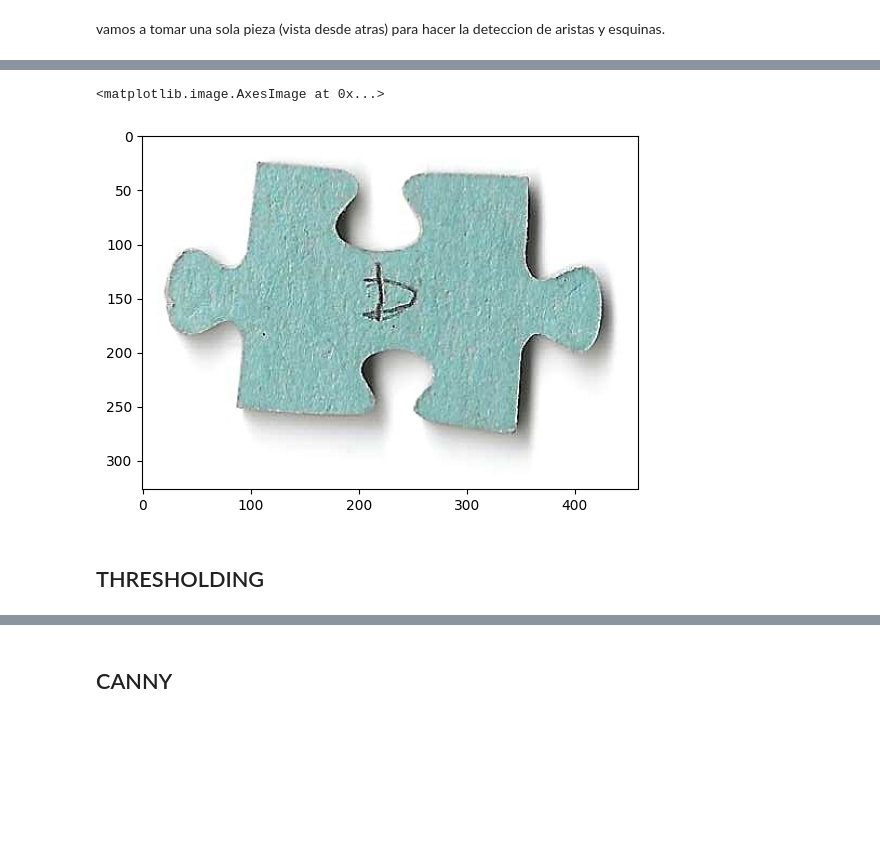
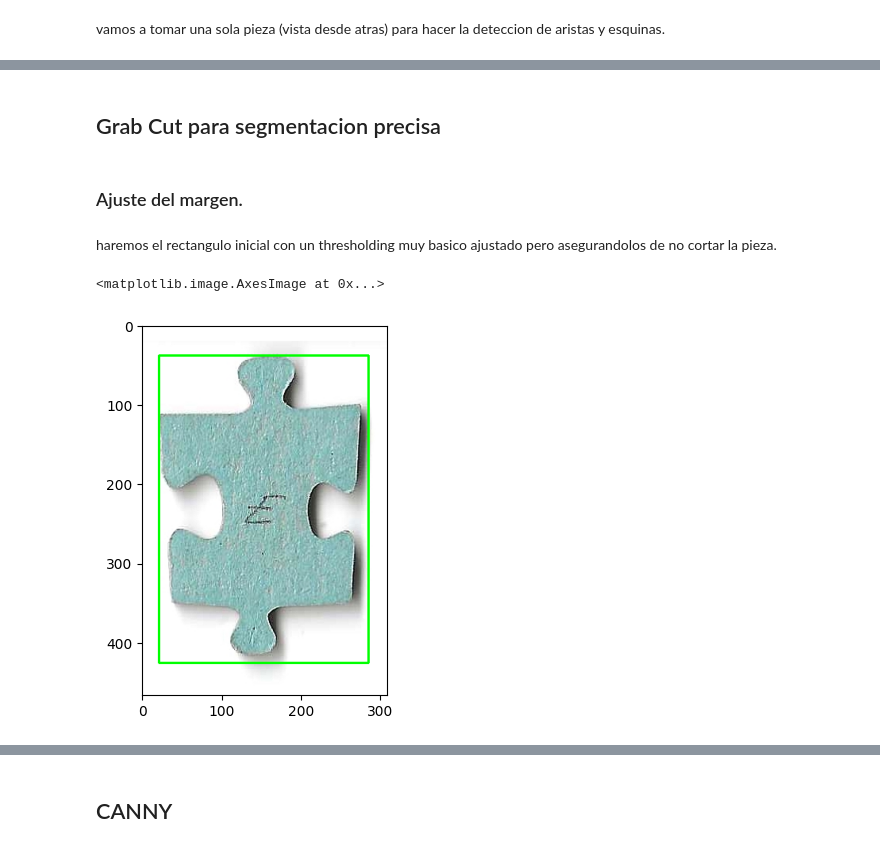
Before and after one commit to iocolopus/FAI_Jigsaw, a Jupyter notebook: concepto.ipynb, the cells around one changed output, grey strips where cells are left out. Saved outputs shown, nothing was run; the diff lists cells and outputs as text; code cells hidden in the pictures; blank space fills up the shorter version.

```diff
--- a/concepto.ipynb
+++ b/concepto.ipynb
@@ -215,8 +220,22 @@ plt.imshow(cv.cvtColor(sample_piece, cv.COLOR_BGR2RGB))
-# %%
-blurred = cv.medianBlur(sample_piece, 1)
-plt.imshow(cv.cvtColor(blurred, cv.COLOR_BGR2RGB))
-# %% [output]
-<matplotlib.image.AxesImage at 0x...>
-[figure, removed]
-# %% [markdown]
-## THRESHOLDING
+# %% [markdown]
+## Grab Cut para segmentacion precisa
+# %% [markdown]
+### Ajuste del margen.
+# %% [markdown]
+haremos el rectangulo inicial con un thresholding muy basico ajustado pero asegurandolos de no cortar la pieza.
+# %%
+mask = cv.threshold(sample_piece_gray, 200, 255, cv.THRESH_BINARY_INV)[1]
+
+minx = np.min(np.where(mask == 255)[1])
+maxx = np.max(np.where(mask == 255)[1])
+miny = np.min(np.where(mask == 255)[0])
+maxy = np.max(np.where(mask == 255)[0])
+
+rect = (minx, miny, maxx - minx, maxy - miny)
+
+img = sample_piece.copy()
+cv.rectangle(img, (minx, miny), (maxx, maxy), (0, 255, 0), 2)
+plt.imshow(cv.cvtColor(img, cv.COLOR_BGR2RGB))
+# %% [output]
+<matplotlib.image.AxesImage at 0x...>
+[figure, added]
```
Also changed, not shown: parts of 18 cells of this notebook.
